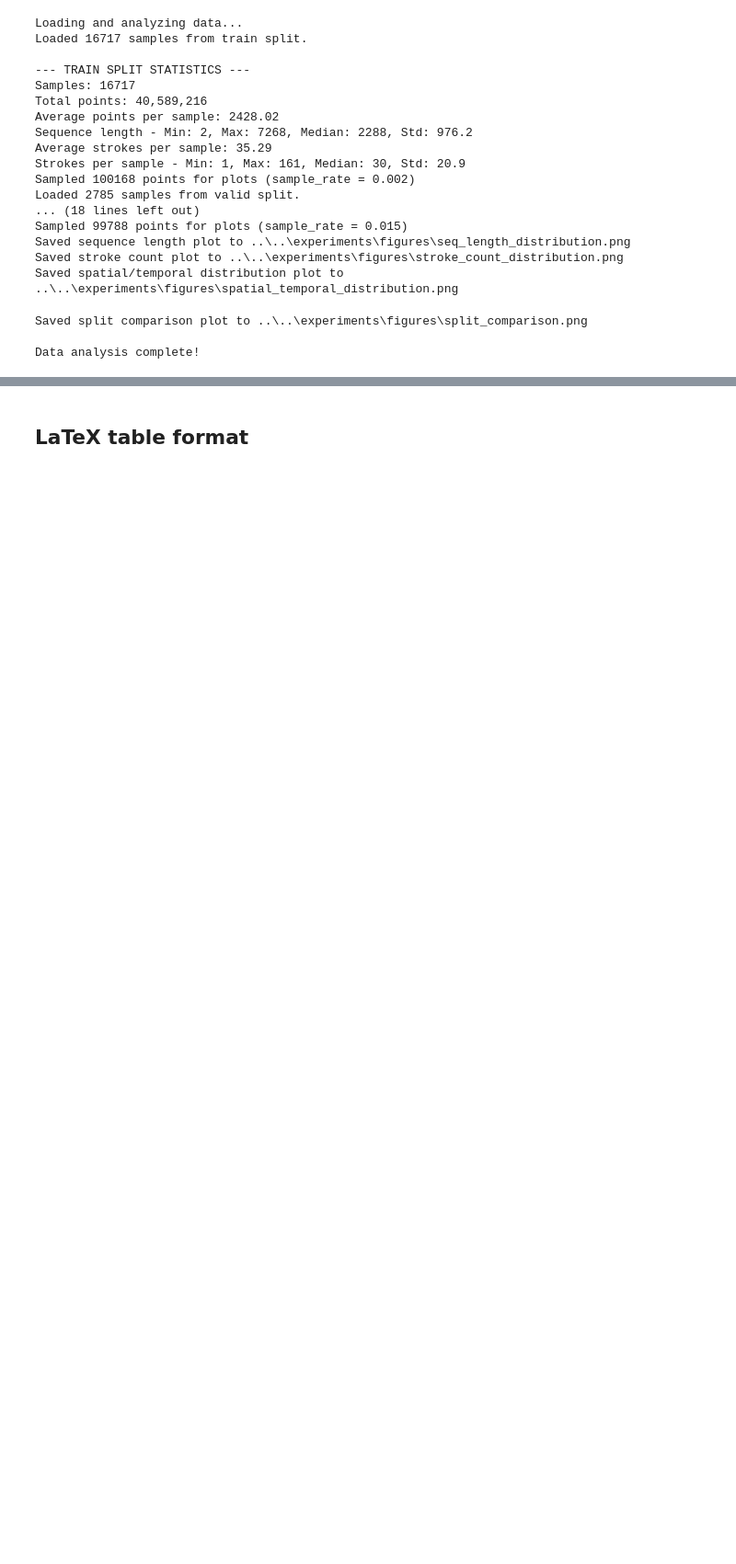
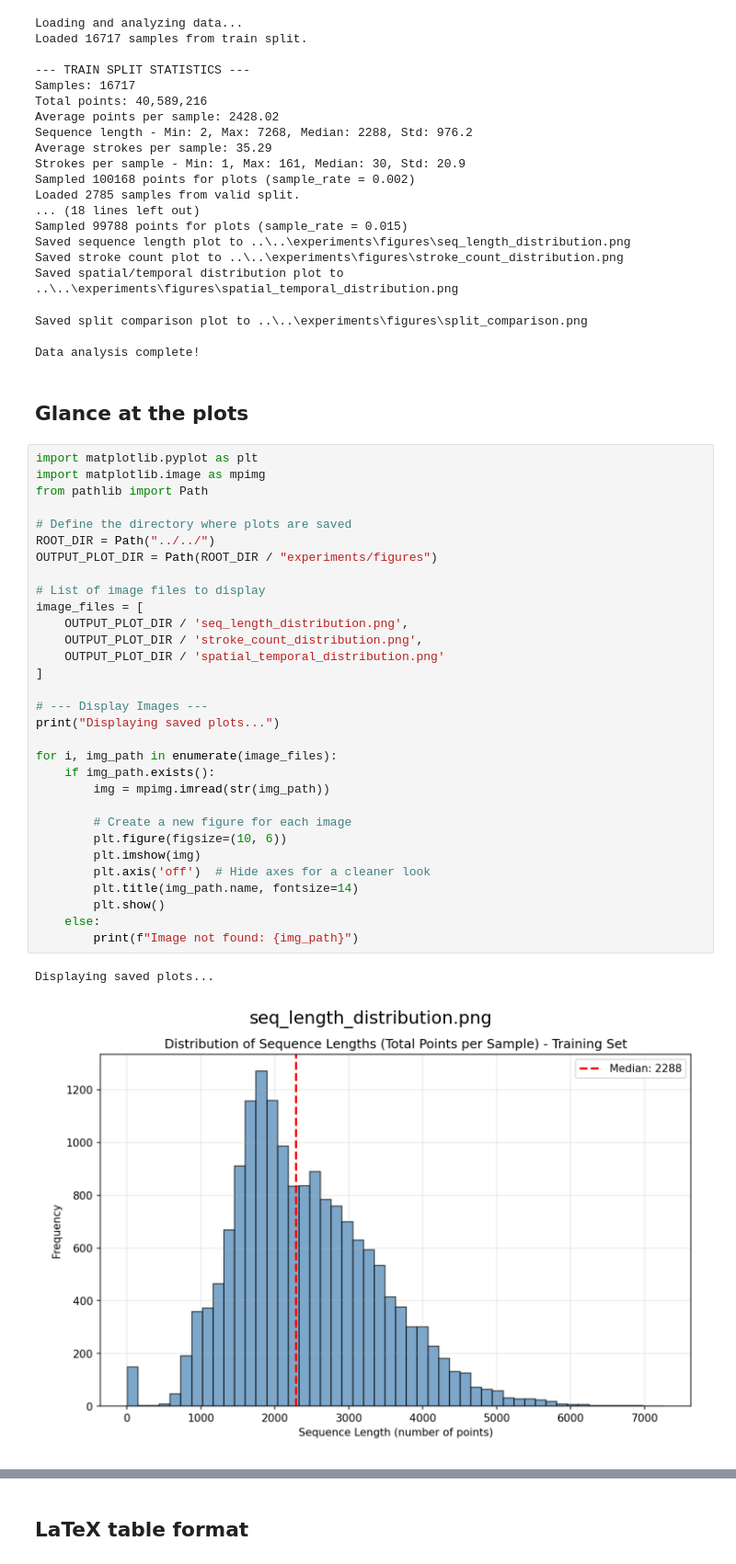
Before and after one commit to kanitafro/MuDi-HTR, a Jupyter notebook: experiments/notebooks/eda.ipynb, the cells around one changed output, grey strips where cells are left out. Shown at 92% size. Cells and saved outputs as stored; diff of their text form; blank space fills up the shorter version.

Commit message:
Update eda.ipynb
Analyze plots for online data

```diff
--- a/experiments/notebooks/eda.ipynb
+++ b/experiments/notebooks/eda.ipynb
@@ -200,3 +200,39 @@ Saved spatial/temporal distribution plot to ..\..\experiments\figures\spatial_te
 Saved split comparison plot to ..\..\experiments\figures\split_comparison.png
 
 Data analysis complete!
+# %% [markdown]
+## Glance at the plots
+# %%
+import matplotlib.pyplot as plt
+import matplotlib.image as mpimg
+from pathlib import Path
+
+# Define the directory where plots are saved
+ROOT_DIR = Path("../../")
+OUTPUT_PLOT_DIR = Path(ROOT_DIR / "experiments/figures")
+
+# List of image files to display
+image_files = [
+    OUTPUT_PLOT_DIR / 'seq_length_distribution.png',
+    OUTPUT_PLOT_DIR / 'stroke_count_distribution.png',
+    OUTPUT_PLOT_DIR / 'spatial_temporal_distribution.png'
+]
+
+# --- Display Images ---
+print("Displaying saved plots...")
+
+for i, img_path in enumerate(image_files):
+    if img_path.exists():
+        img = mpimg.imread(str(img_path))
+
+        # Create a new figure for each image
+        plt.figure(figsize=(10, 6))
+        plt.imshow(img)
+        plt.axis('off')  # Hide axes for a cleaner look
+        plt.title(img_path.name, fontsize=14)
+        plt.show()
+    else:
+        print(f"Image not found: {img_path}")
+# %% [output]
+Displaying saved plots...
+[figure, added]
```
Also changed, not shown: parts of 3 cells of this notebook.
